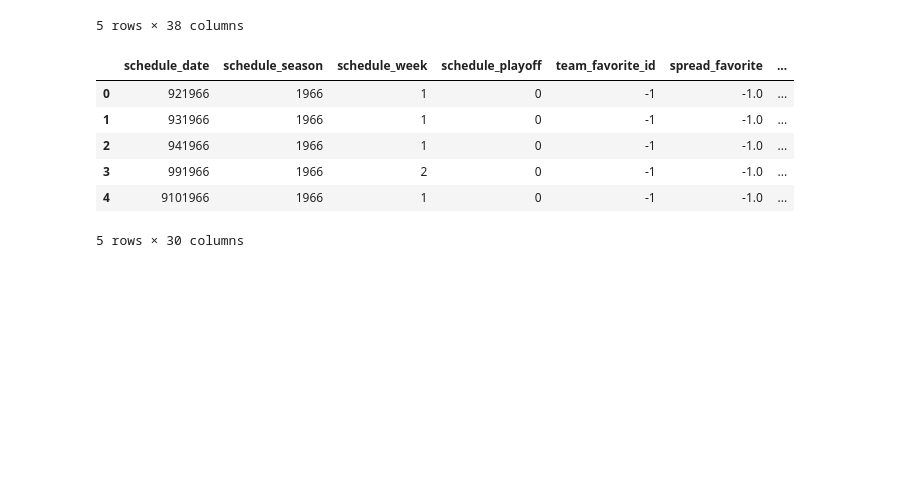
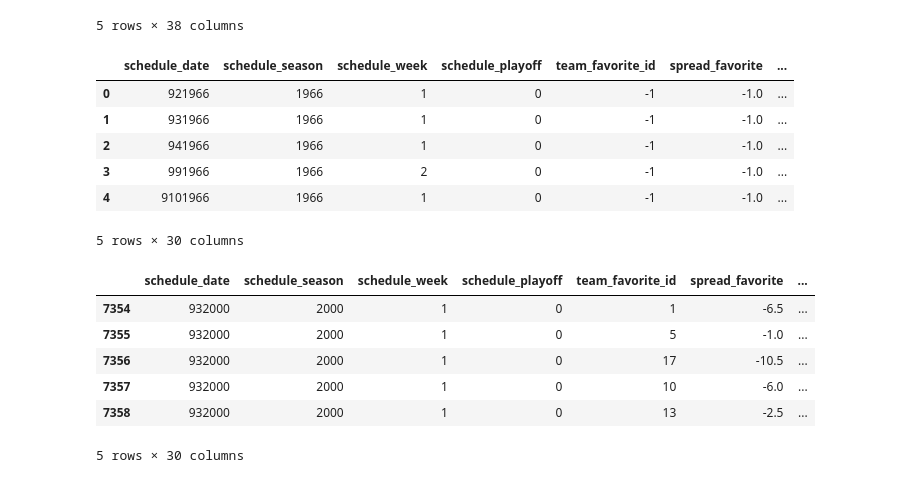
Before and after one commit to RyWheliss96/project_4, a Jupyter notebook: data_manipulation.ipynb, the cells around one changed output. Cells and saved outputs as stored; diff of their text form; code cells hidden in the pictures; blank space fills up the shorter version.

```diff
--- a/data_manipulation.ipynb
+++ b/data_manipulation.ipynb
@@ -304,5 +306,21 @@ gigadata.head()
 | 3 | 991966 | 1966 | 2 | 0 | -1 | -1.0 | ... |
 | 4 | 9101966 | 1966 | 1 | 0 | -1 | -1.0 | ... |
 5 rows × 30 columns
+# %%
+gigadata = gigadata.fillna(-1)
 # %%
 gigadata.to_csv("Data/final_data.csv")
+# %%
+df_2000s = gigadata[gigadata['schedule_season']>=2000]
+# %%
+df_2000s = df_2000s[df_2000s['schedule_season']<2023]
+# %%
+df_2000s.head()
+# %% [output]
+|  | schedule_date | schedule_season | schedule_week | schedule_playoff | team_favorite_id | spread_favorite | ... |
+| 7354 | 932000 | 2000 | 1 | 0 | 1 | -6.5 | ... |
+| 7355 | 932000 | 2000 | 1 | 0 | 5 | -1.0 | ... |
+| 7356 | 932000 | 2000 | 1 | 0 | 17 | -10.5 | ... |
+| 7357 | 932000 | 2000 | 1 | 0 | 10 | -6.0 | ... |
+| 7358 | 932000 | 2000 | 1 | 0 | 13 | -2.5 | ... |
+5 rows × 30 columns
```
Also changed, not shown: parts of 2 cells of this notebook, 3 other files.
